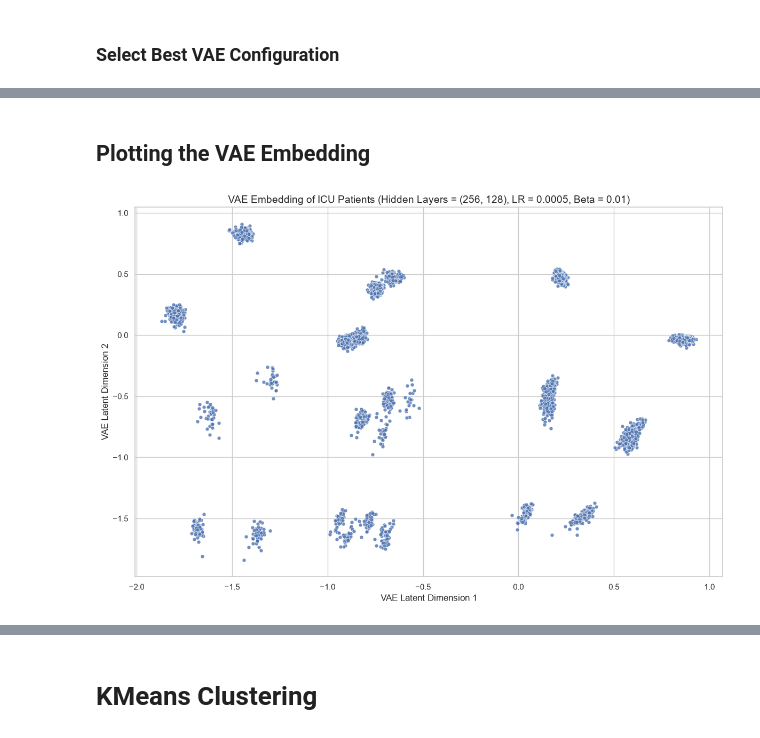
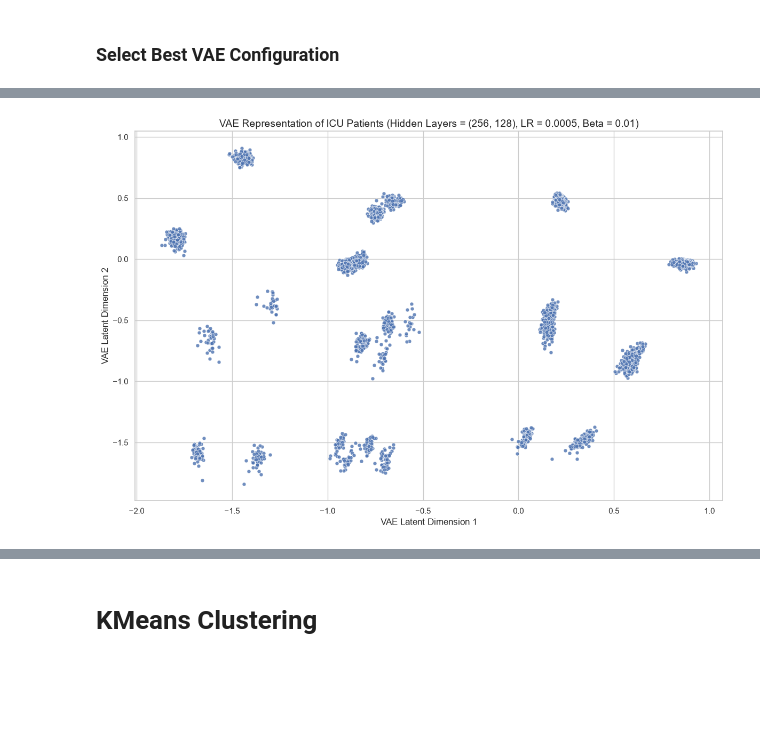
Before and after one commit to samarthkumarsamal/icu-clustering, a Jupyter notebook: notebooks/2.embedding_clustering.ipynb, the cells around one changed output, grey strips where cells are left out. Drawn from its saved outputs; the diff is of its cells as text; code cells hidden in the pictures; blank space fills up the shorter version.

Commit message:
Modification of Notebook, Plots and Results

```diff
--- a/notebooks/2.embedding_clustering.ipynb
+++ b/notebooks/2.embedding_clustering.ipynb
@@ -1193,23 +723,0 @@ PyTorch models require tensor-based input, while `TensorDataset` organizes the d
-# %%
-# Define the VAE loss function
-def vae_loss(reconstructed, original, mu, logvar, beta):
-
-    # Reconstruction loss
-    reconstruction_loss = nn.functional.mse_loss(
-        reconstructed,
-        original,
-        reduction="mean"
-    )
-
-    # KL-divergence loss
-    kl_loss = -0.5 * torch.mean(
-        1 + logvar - mu.pow(2) - logvar.exp()
-    )
-
-    # Total VAE loss
-    total_loss = reconstruction_loss + beta * kl_loss
-
-    return total_loss, reconstruction_loss, kl_loss
-
-
-print("VAE Loss Function Defined Successfully")
@@ -1829,38 +1737,37 @@ All `7,859` patients are represented by two learned nonlinear latent features pr
-# %% [markdown]
-## Plotting the VAE Embedding
 # %%
 # Create the final 2D VAE scatter plot
 plt.figure(figsize=(12, 8))
 
 plt.scatter(
     vae_df["vae_1"],
     vae_df["vae_2"],
     s=25,
     edgecolors="white",
     linewidths=0.5,
     alpha=0.8
 )
 
-# Add labels and title
+# Add axis labels
 plt.xlabel("VAE Latent Dimension 1")
 plt.ylabel("VAE Latent Dimension 2")
+
+# Add title with selected VAE configuration
 plt.title(
-    f"VAE Embedding of ICU Patients "
-    f"(Hidden Layers = ({best_vae_hidden1}, {best_vae_hidden2}), "
-    f"LR = {best_vae_learning_rate}, "
-    f"Beta = {best_vae_beta})"
+    f"VAE Representation of ICU Patients "
+    f"(Hidden Layers = ({best_hidden_dim1}, {best_hidden_dim2}), "
+    f"LR = {best_learning_rate}, "
+    f"Beta = {best_beta})"
 )
 
-# Adjust layout
 plt.tight_layout()
 
 # Save plot
 plt.savefig(
     PLOTS_DIR / "04.vae_embedding.png",
     dpi=300,
     bbox_inches="tight"
 )
 
 plt.show()
 # %% [output]
-[figure, old version]
+[figure, new version]
```
Also changed, not shown: parts of 239 cells of this notebook, 15 other files.
